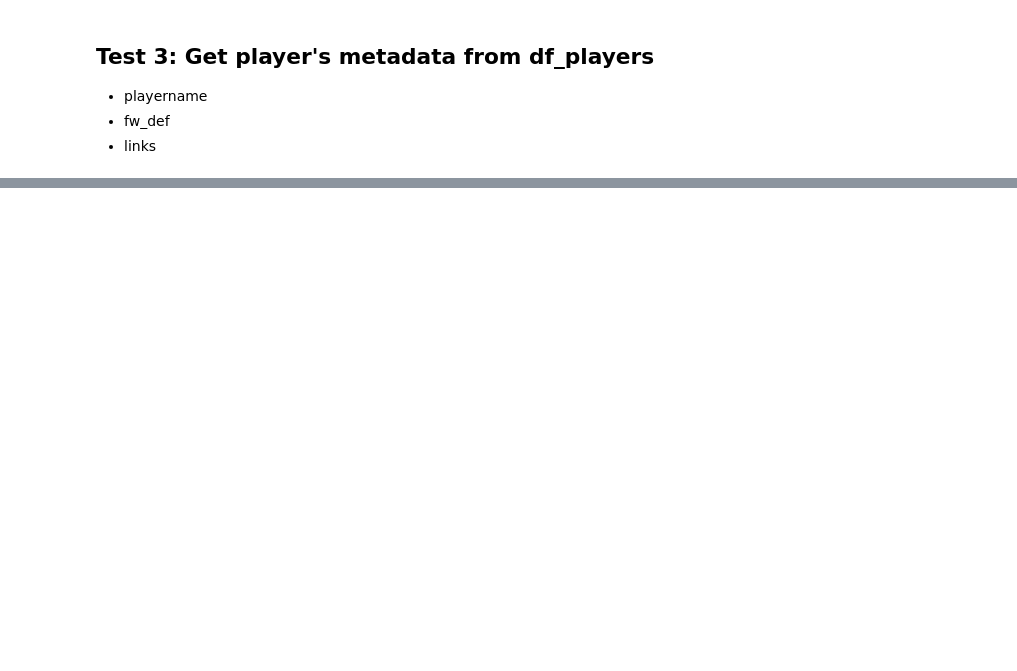
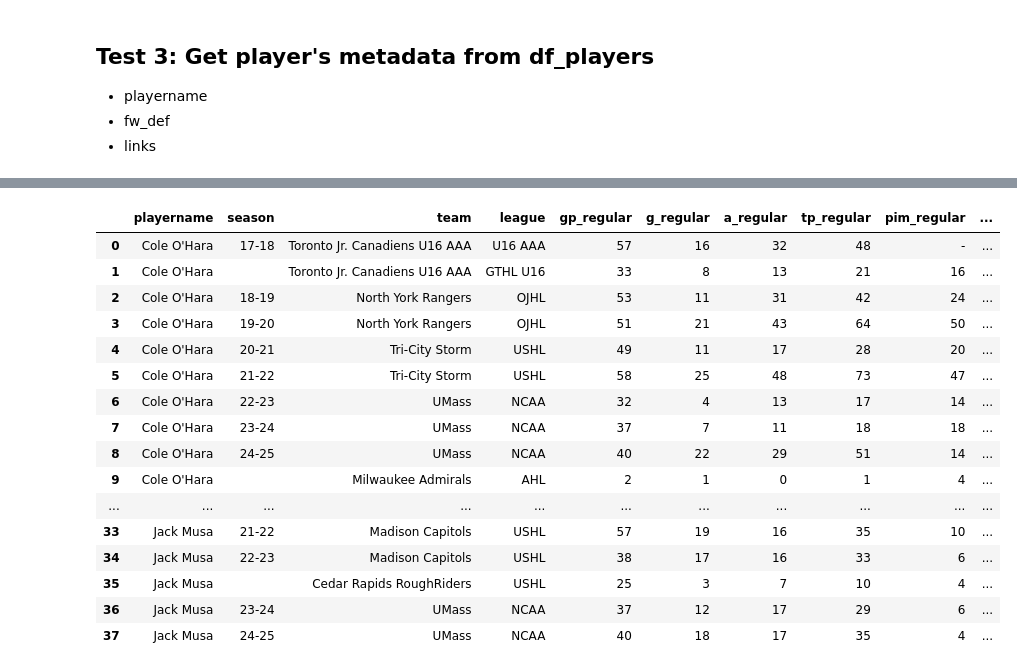
Before and after one commit to shigenogoro/NHL-Prospect-Predictor, a Jupyter notebook: eliteprospects_scraper/eliteprospects_scraper_test.ipynb, the cells around one changed output, grey strips where cells are left out. Saved outputs shown, nothing was run; the diff lists cells and outputs as text; code cells hidden in the pictures; blank space fills up the shorter version.

Commit message:
Get Player's Full Stats

```diff
--- a/eliteprospects_scraper/eliteprospects_scraper_test.ipynb
+++ b/eliteprospects_scraper/eliteprospects_scraper_test.ipynb
@@ -121,0 +49,5 @@ cale_makar_postseason_stats
+# %%
+# Get UMass Players Metadata
+ncaa_players_2425 = pd.read_csv('ncaa_players_2425.csv')
+umass_2425 = ncaa_players_2425[ncaa_players_2425['team'] == 'UMass']
+umass_2425_metadata = ep.getPlayersMetadata(umass_2425)
@@ -121,0 +74,2 @@ cale_makar_postseason_stats
+# %%
+umass_2425_players_stats = ep.getPlayersStats(umass_2425_metadata.head(3))
@@ -121,0 +80,20 @@ cale_makar_postseason_stats
+# %%
+umass_2425_players_stats
+# %% [output]
+|  | playername | season | team | league | gp_regular | g_regular | a_regular | tp_regular | pim_regular | ... |
+| 0 | Cole O'Hara | 17-18 | Toronto Jr. Canadiens U16 AAA | U16 AAA | 57 | 16 | 32 | 48 | - | ... |
+| 1 | Cole O'Hara |  | Toronto Jr. Canadiens U16 AAA | GTHL U16 | 33 | 8 | 13 | 21 | 16 | ... |
+| 2 | Cole O'Hara | 18-19 | North York Rangers | OJHL | 53 | 11 | 31 | 42 | 24 | ... |
+| 3 | Cole O'Hara | 19-20 | North York Rangers | OJHL | 51 | 21 | 43 | 64 | 50 | ... |
+| 4 | Cole O'Hara | 20-21 | Tri-City Storm | USHL | 49 | 11 | 17 | 28 | 20 | ... |
+| 5 | Cole O'Hara | 21-22 | Tri-City Storm | USHL | 58 | 25 | 48 | 73 | 47 | ... |
+| 6 | Cole O'Hara | 22-23 | UMass | NCAA | 32 | 4 | 13 | 17 | 14 | ... |
+| 7 | Cole O'Hara | 23-24 | UMass | NCAA | 37 | 7 | 11 | 18 | 18 | ... |
+| 8 | Cole O'Hara | 24-25 | UMass | NCAA | 40 | 22 | 29 | 51 | 14 | ... |
+| 9 | Cole O'Hara |  | Milwaukee Admirals | AHL | 2 | 1 | 0 | 1 | 4 | ... |
+| ... | ... | ... | ... | ... | ... | ... | ... | ... | ... | ... |
+| 33 | Jack Musa | 21-22 | Madison Capitols | USHL | 57 | 19 | 16 | 35 | 10 | ... |
+| 34 | Jack Musa | 22-23 | Madison Capitols | USHL | 38 | 17 | 16 | 33 | 6 | ... |
+| 35 | Jack Musa |  | Cedar Rapids RoughRiders | USHL | 25 | 3 | 7 | 10 | 4 | ... |
+| 36 | Jack Musa | 23-24 | UMass | NCAA | 37 | 12 | 17 | 29 | 6 | ... |
+| 37 | Jack Musa | 24-25 | UMass | NCAA | 40 | 18 | 17 | 35 | 4 | ... |
```
Also changed, not shown: parts of 15 cells of this notebook, 1 other file.
